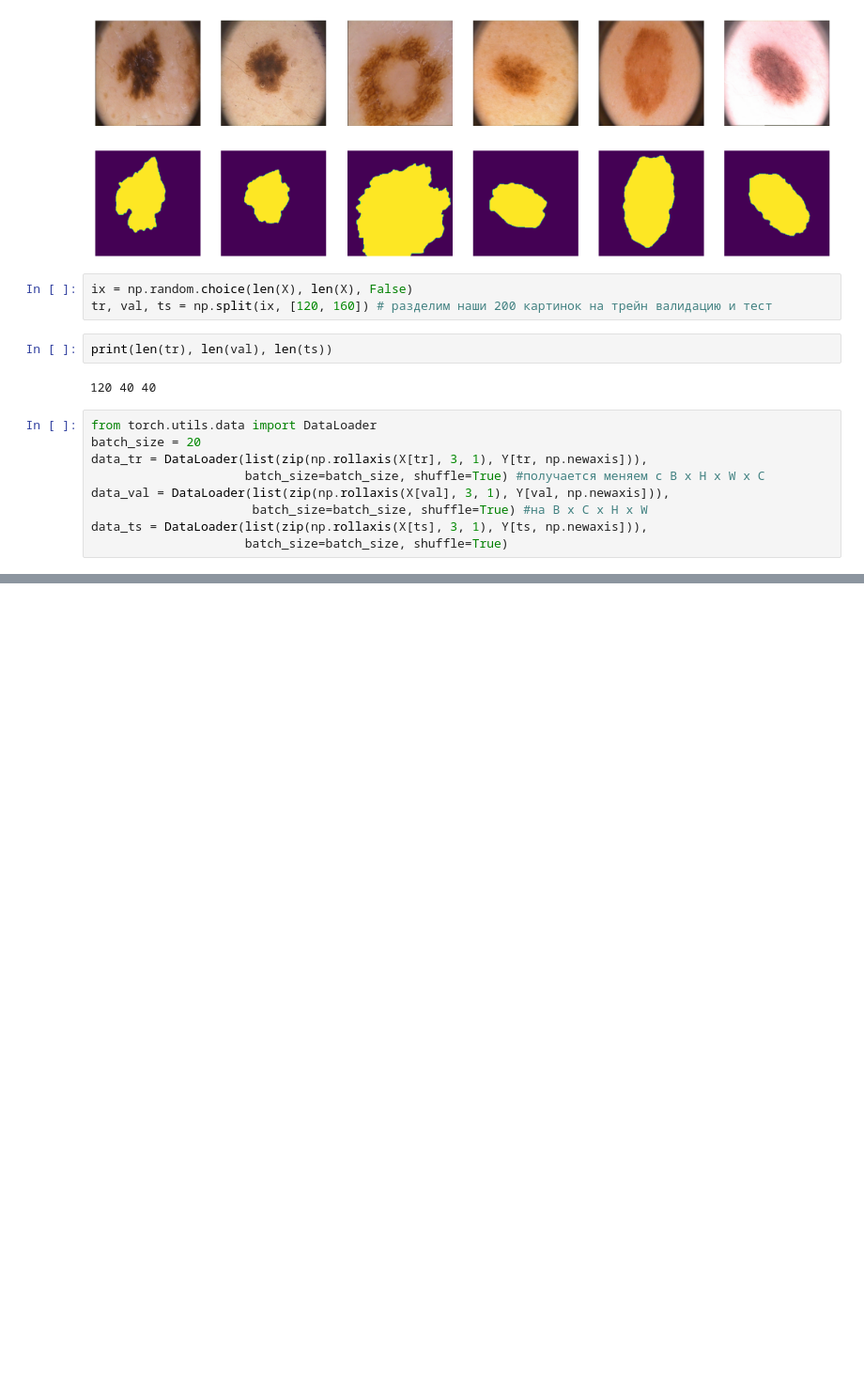
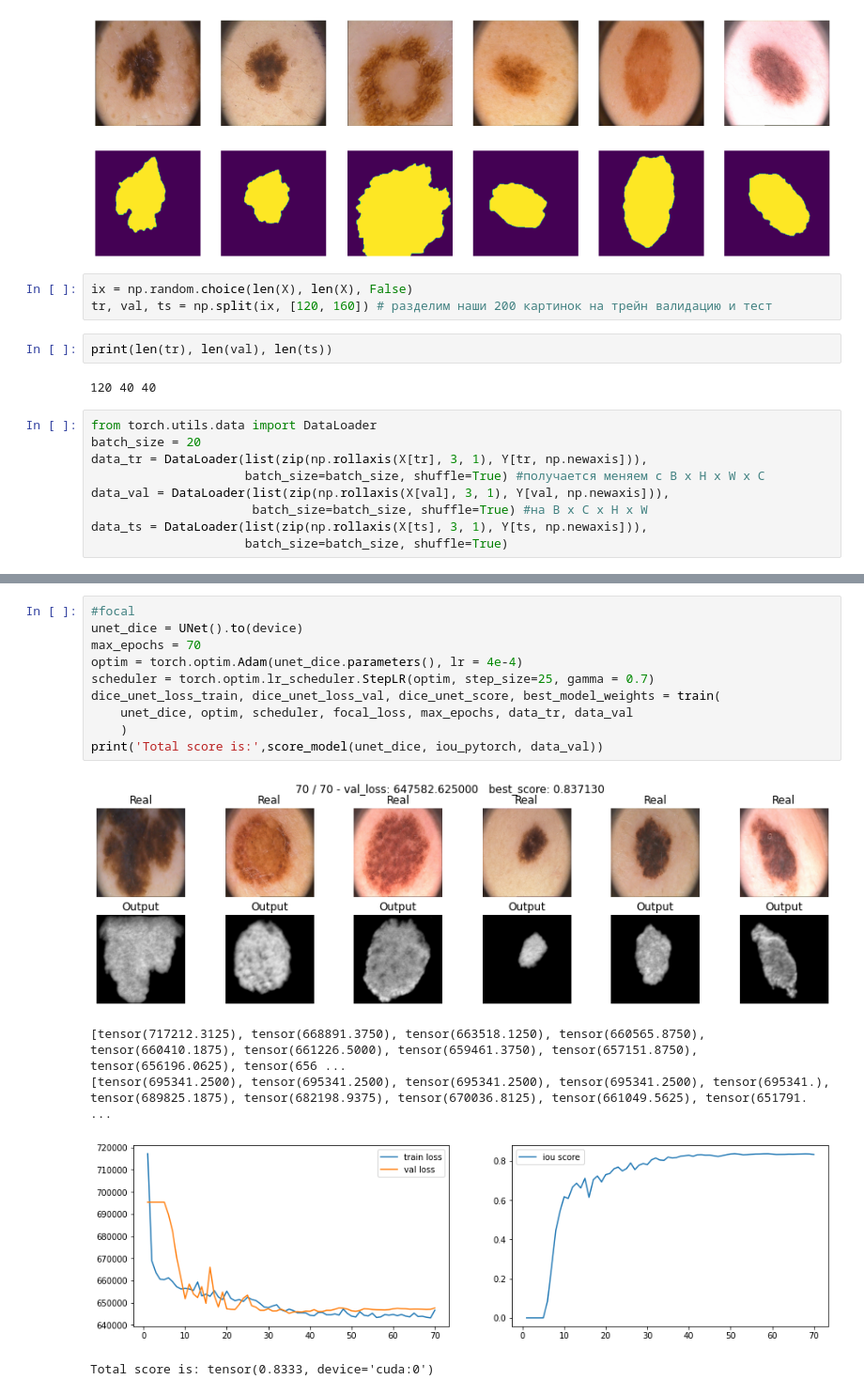
Before and after one commit to SamandarYokubov/CancelCancer, a Jupyter notebook: CancelCancer.ipynb, the cells around one changed output, grey strips where cells are left out. Shown at 94% size. Cells and saved outputs as stored; diff of their text form; blank space fills up the shorter version.

```diff
--- a/CancelCancer.ipynb
+++ b/CancelCancer.ipynb
@@ -122,0 +442,16 @@ data_ts = DataLoader(list(zip(np.rollaxis(X[ts], 3, 1), Y[ts, np.newaxis])),
+# %%
+#focal
+unet_dice = UNet().to(device)
+max_epochs = 70
+optim = torch.optim.Adam(unet_dice.parameters(), lr = 4e-4)
+scheduler = torch.optim.lr_scheduler.StepLR(optim, step_size=25, gamma = 0.7)
+dice_unet_loss_train, dice_unet_loss_val, dice_unet_score, best_model_weights = train(
+    unet_dice, optim, scheduler, focal_loss, max_epochs, data_tr, data_val
+    )
+print('Total score is:',score_model(unet_dice, iou_pytorch, data_val))
+# %% [output]
+[figure, added]
+[tensor(717212.3125), tensor(668891.3750), tensor(663518.1250), tensor(660565.8750), tensor(660410.1875), tensor(661226.5000), tensor(659461.3750), tensor(657151.8750), tensor(656196.0625), tensor(656 ...
+[tensor(695341.2500), tensor(695341.2500), tensor(695341.2500), tensor(695341.2500), tensor(695341.), tensor(689825.1875), tensor(682198.9375), tensor(670036.8125), tensor(661049.5625), tensor(651791. ...
+[figure, added]
+Total score is: tensor(0.8333, device='cuda:0')
```
Also changed, not shown: parts of 12 cells of this notebook.
